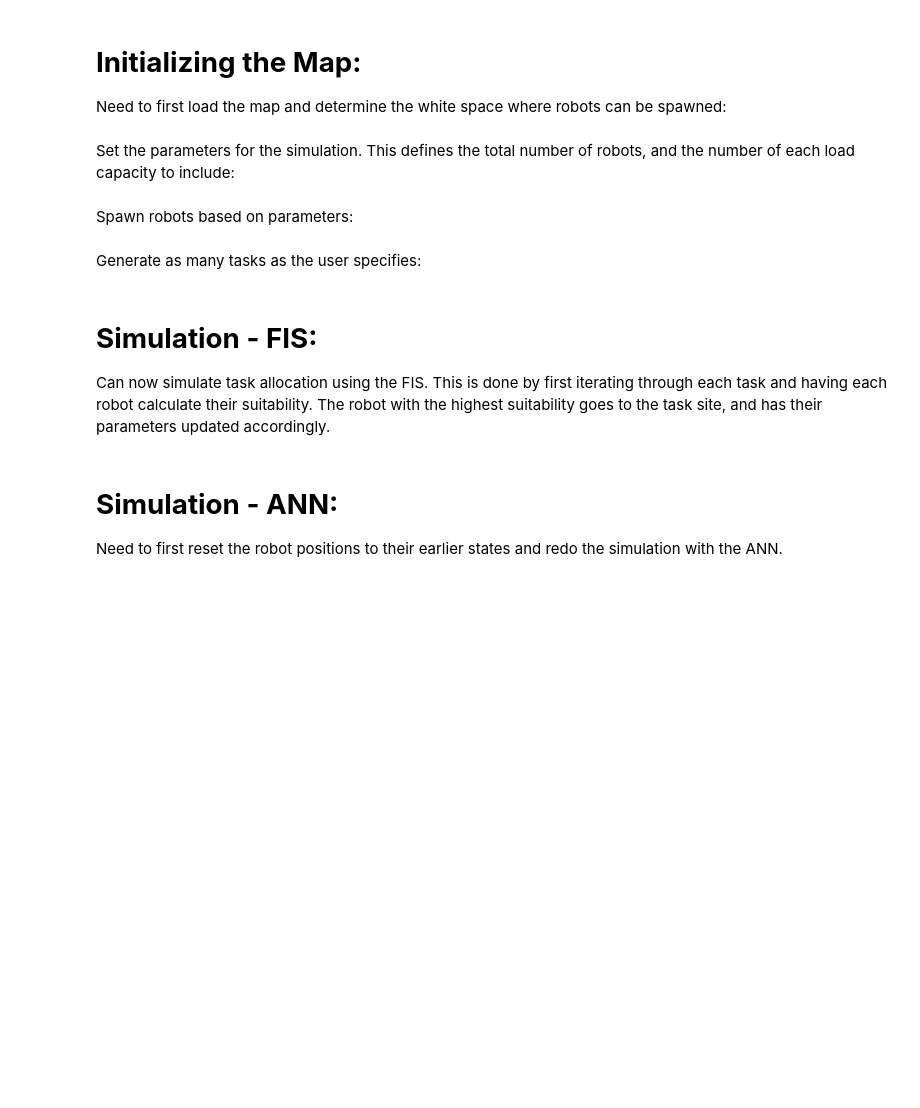
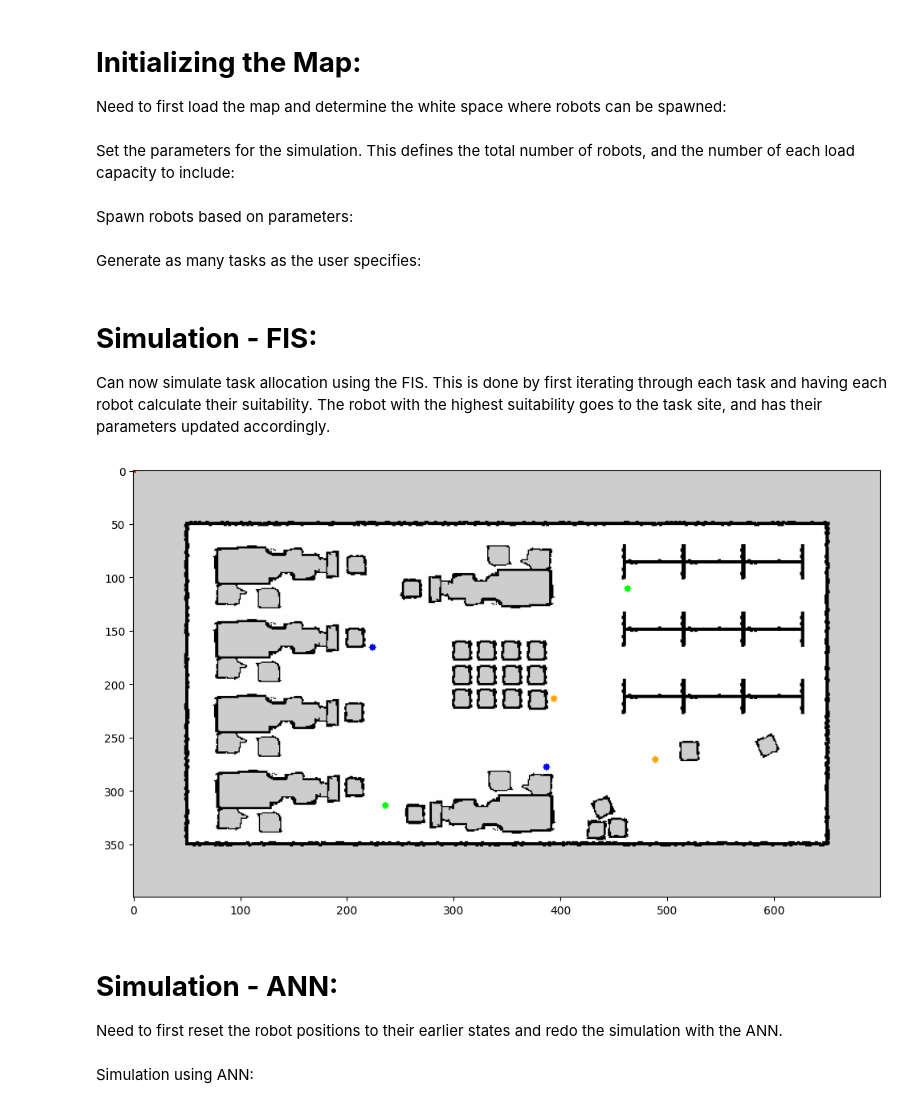
Before and after one commit to TME-6015-Programming-Project/main, a Jupyter notebook: FIS_and_Downstream/TME6015_Downstream.ipynb, the cells around one changed output. Cells and saved outputs as stored; diff of their text form; code cells hidden in the pictures; blank space fills up the shorter version.

Commit message:
added the spot for ANN simulation and comparisons - just need to load the model

```diff
--- a/FIS_and_Downstream/TME6015_Downstream.ipynb
+++ b/FIS_and_Downstream/TME6015_Downstream.ipynb
@@ -195,6 +195,8 @@ nt = 1     # number of tasks to be spawned
 
 robots = {}               # empty dictionary to hold robots
 tasks = {}                # empty dictionary to hold tasks
+fis_allocations = []      # list for FIS allocations
+ann_allocations = []      # list for ANN allocations
 
 rulebase = fis_create()   # initialize rulebase for the FIS
 # load model here
@@ -280,6 +282,7 @@ for task in tasks.values():
     plt.imshow(combined_image)
     plt.pause(1)
 
+    start_time = time.time()
     for id, robot in robots.items():
 
         # get robot position:
@@ -300,33 +303,38 @@ for task in tasks.values():
         robot.cap_match = 1 if task.requirement == robot.capability else 0
 
         # use FIS to get suitability:
         robot.suitability = round(fis_solve(rulebase, robot.load_history, robot.distance_to_task, robot.travel_history, robot.cap_match), 2)
         # print(robot.suitability)
 
         # get ID of highest suitability robot:
 
         best_robot_id = max(robots, key=lambda robot_id: robots[robot_id].suitability)
 
+    elapsed = time.time() - start_time
     # draw with planned path:
     clear_output(wait=True)
     fig = plt.figure(figsize = (12,10))
     plt.imshow(combined_image)
     plt.pause(1)
 
     # best robot goes to task site, update their parameters accordingly:
     best_robot = robots[best_robot_id]
     best_robot.load_history += 1
     best_robot.position = task.position
     best_robot.travel_history = robot.distance_to_task
 
+    fis_allocations.append((best_robot.id, round(elapsed,2)))
+
     # draw after allocation:
     task.position = (0,0)
     combined_image = draw_circles_on_image(image_rgb.copy(),task)
 
     clear_output(wait=True)
     fig = plt.figure(figsize = (12,10))
     plt.imshow(combined_image)
     plt.pause(1)
+# %% [output]
+[figure, added]
 # %% [markdown]
 # **Simulation - ANN:**
 
@@ -333,0 +353,2 @@ Need to first reset the robot positions to their earlier states and redo the sim
+# %% [markdown]
+Simulation using ANN:
```
Also changed, not shown: parts of 4 cells of this notebook.
